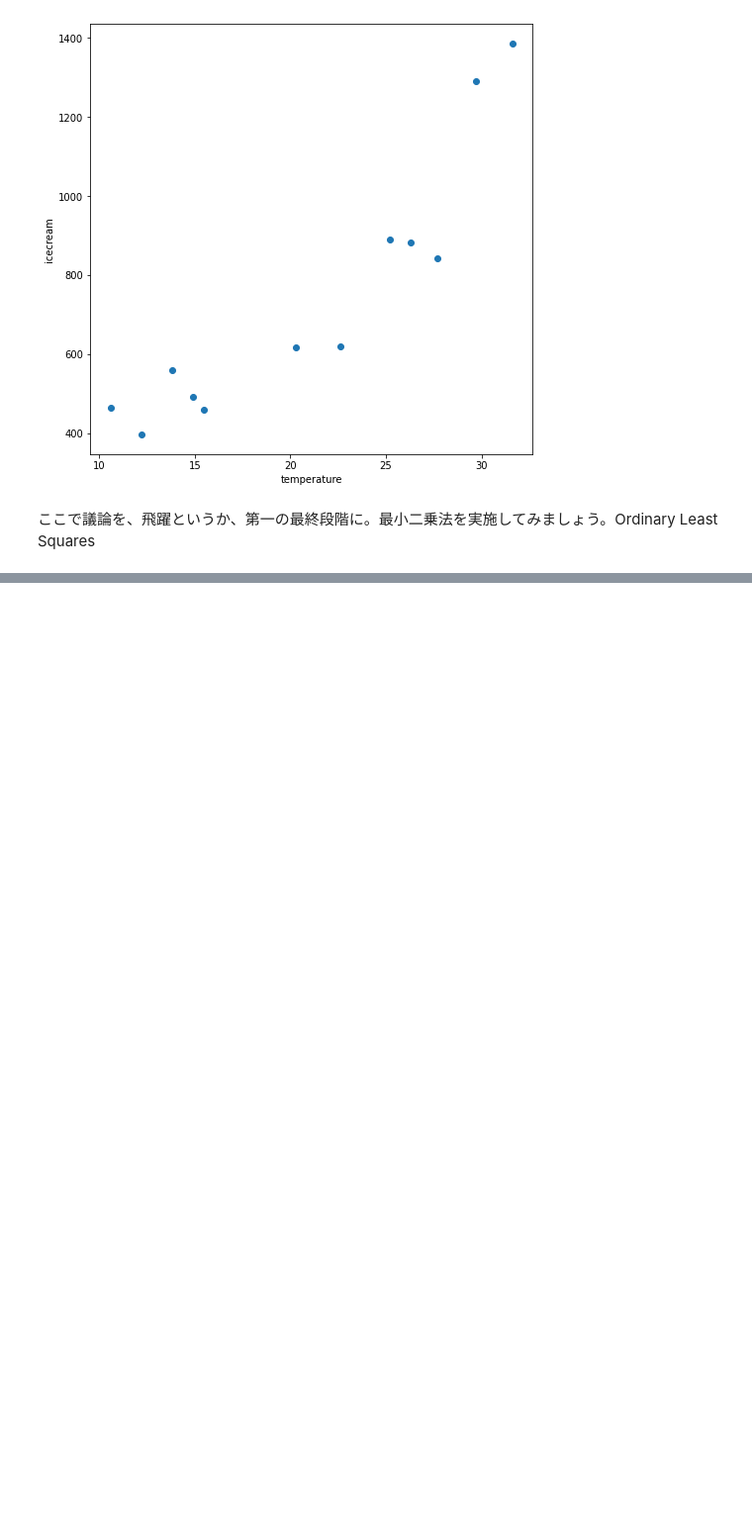
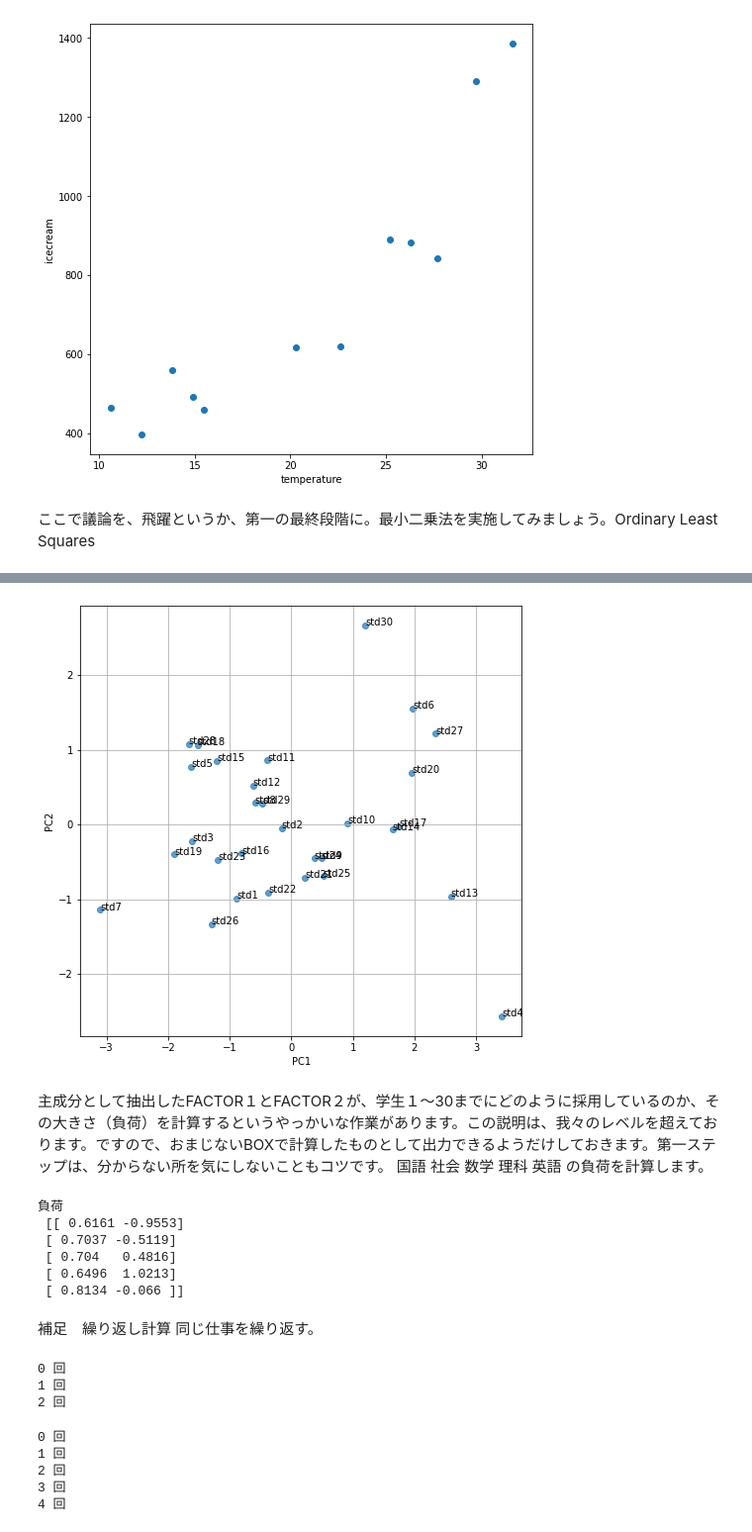
Before and after one commit to ktabata117/classmaterial_public, a Jupyter notebook: aidai_2_ipynb_のコピー.ipynb, the cells around one changed output, grey strips where cells are left out. Shown at 99% size. Cells and saved outputs as stored; diff of their text form; code cells hidden in the pictures; blank space fills up the shorter version.

```diff
--- a/aidai_2_ipynb_のコピー.ipynb
+++ b/aidai_2_ipynb_のコピー.ipynb
@@ -121,0 +424,2 @@ Warnings:
+# %%
+feature = pca.transform(pca2_s)
@@ -121,0 +469,59 @@ Warnings:
+# %%
+result=pd.DataFrame(feature, index=['学生{}'.format(xx+1) for xx in range(0,30)],columns=["PC{}".format(x + 1) for x in range(0,5)])
+# %%
+X=np.array(result['PC1'])
+Y=np.array(result['PC2'])
+# %%
+annotations=['std{}'.format(xx+1) for xx in range(0,30)]
+# %%
+plt.figure(figsize=(8, 8))
+
+plt.scatter(X, Y, alpha=0.7 )
+plt.grid()
+plt.xlabel("PC1")
+plt.ylabel("PC2")
+for i, label in enumerate(annotations):
+   plt.annotate(label, (X[i], Y[i]))
+plt.show()
+# %% [output]
+[figure, added]
+# %% [markdown]
+主成分として抽出したFACTOR１とFACTOR２が、学生１～30までにどのように採用しているのか、その大きさ（負荷）を計算するというやっかいな作業があります。この説明は、我々のレベルを超えております。ですので、おまじないBOXで計算したものとして出力できるようだけしておきます。第一ステップは、分からない所を気にしないこともコツです。
+国語	社会	数学	理科	英語 の負荷を計算します。
+# %%
+u = pd.DataFrame([ [math.sqrt(u) for u in pca.explained_variance_] ] * 9)
+u0 = u[0][0]
+pca_components = pd.DataFrame(pca.components_)
+x = pca.components_[0, :] * u0
+y = pca.components_[1, :] * u0
+fuka = (np.array([x, y])).T
+print('負荷\n', fuka.round(4))
+# %% [output]
+負荷
+ [[ 0.6161 -0.9553]
+ [ 0.7037 -0.5119]
+ [ 0.704   0.4816]
+ [ 0.6496  1.0213]
+ [ 0.8134 -0.066 ]]
+# %% [markdown]
+補足　繰り返し計算
+同じ仕事を繰り返す。
+# %%
+for hensuu in range(3):
+#この下に繰り返したいものを書く
+  print(hensuu,'回')
+#　（プログラム上の話　FOR文などどでは、） タブKEYというのが必要なんですね。
+# %% [output]
+0 回
+1 回
+2 回
+# %%
+for hensuu in range(0,5):
+#この下に繰り返したいものを書く
+  print(hensuu,'回')
+# %% [output]
+0 回
+1 回
+2 回
+3 回
+4 回
```
Also changed, not shown: parts of 76 cells of this notebook.
